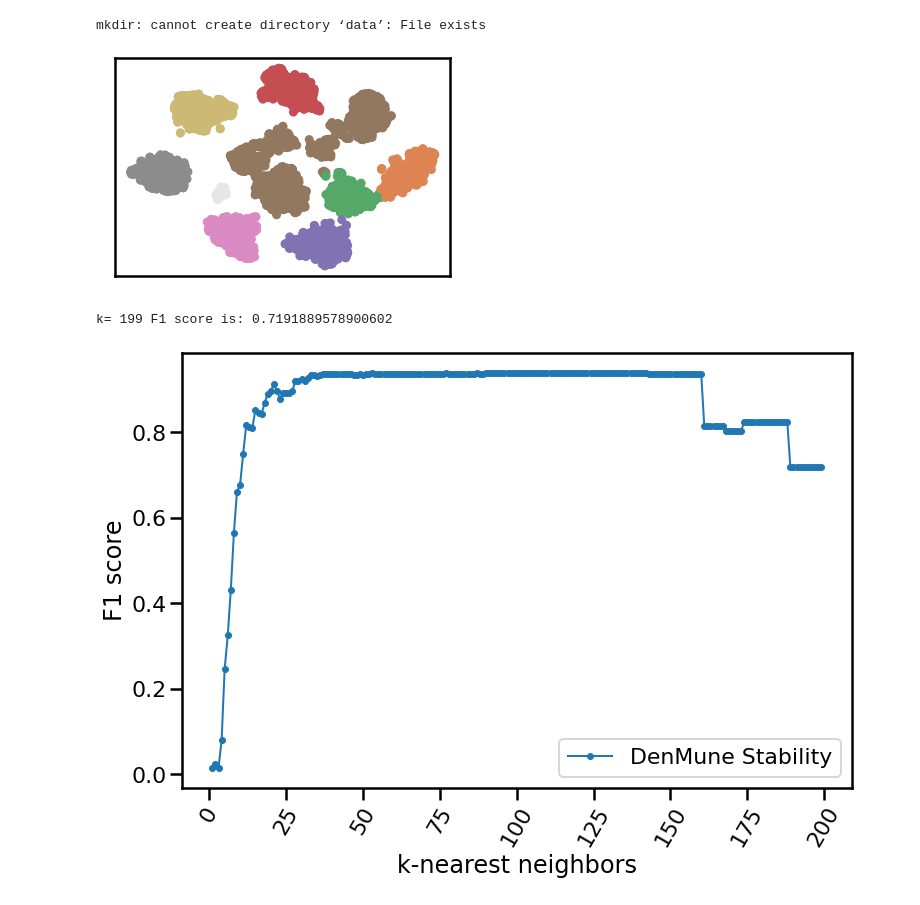
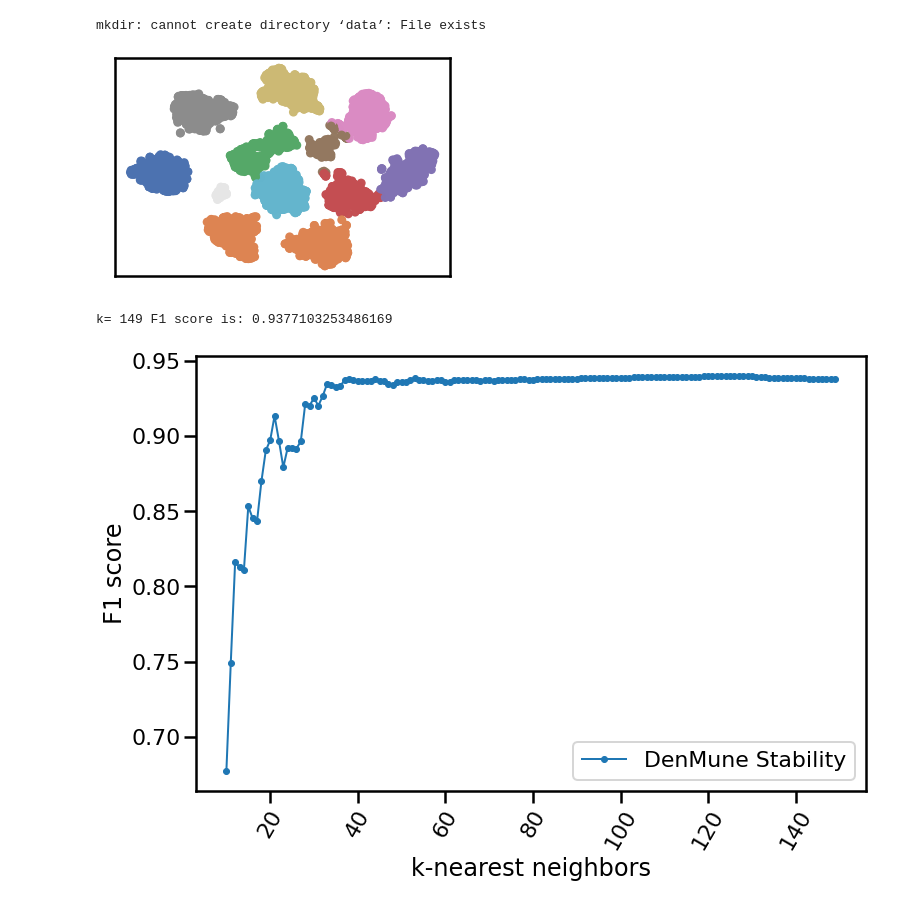
Before and after one commit to scikit-learn-contrib/denmune-clustering-algorithm, a Jupyter notebook: characteristics/stability_vs_k__sensitivity.ipynb, the cells around one changed output. Saved outputs shown, nothing was run; the diff lists cells and outputs as text; code cells hidden in the pictures.

```diff
--- a/characteristics/stability_vs_k__sensitivity.ipynb
+++ b/characteristics/stability_vs_k__sensitivity.ipynb
@@ -51,25 +51,25 @@ file_2d =  data_path + dataset + data2d_ext + file_ext # 'iris' + '-2d' + '.txt'
 # %%
 # Denmune's Paramaters
 verpose_mode = False # view in-depth analysis of time complexity and outlier detection, num of clusters
 show_plot = False  # show plots on/off
 show_noise = True # show noise and outlier on/off
 data_stability = []
 
 from IPython.display import clear_output
-for knn in range (1, 200):
+for knn in range (10, 150):
   clear_output(wait=True)
   dm = DenMune(data=data, file_2d=file_2d,  k_nearest=knn, verpose=verpose_mode, show_noise=show_noise, rgn_tsne=False)
 
   labels_pred = dm.fit_predict()
   dm.plot_clusters(labels=labels_pred, show_noise=show_noise)
   validity = dm.validate_Clusters(labels_true=data_labels, labels_pred=labels_pred)
 
   validity_key = "F1" # Acc=1, F1-score=2,  NMI=3, AMI=4, ARI=5,  Homogeneity=6, and Completeness=7
   print ('k=' , knn, validity_key , 'score is:', validity[validity_key])
   data_stability.append([knn, validity[validity_key]])
 # %% [output]
-[figure, old version]
+[figure, new version]
-k= 199 F1 score is: 0.7191889578900602
+k= 149 F1 score is: 0.9377103253486169
 # %%
 x, y = zip(*data_stability)
 window = 5
@@ -93,4 +93,4 @@ ax.set_ylabel(validity_key + ' score')
 plt.legend()
 plt.show()
 # %% [output]
-[figure, old version]
+[figure, new version]
```
